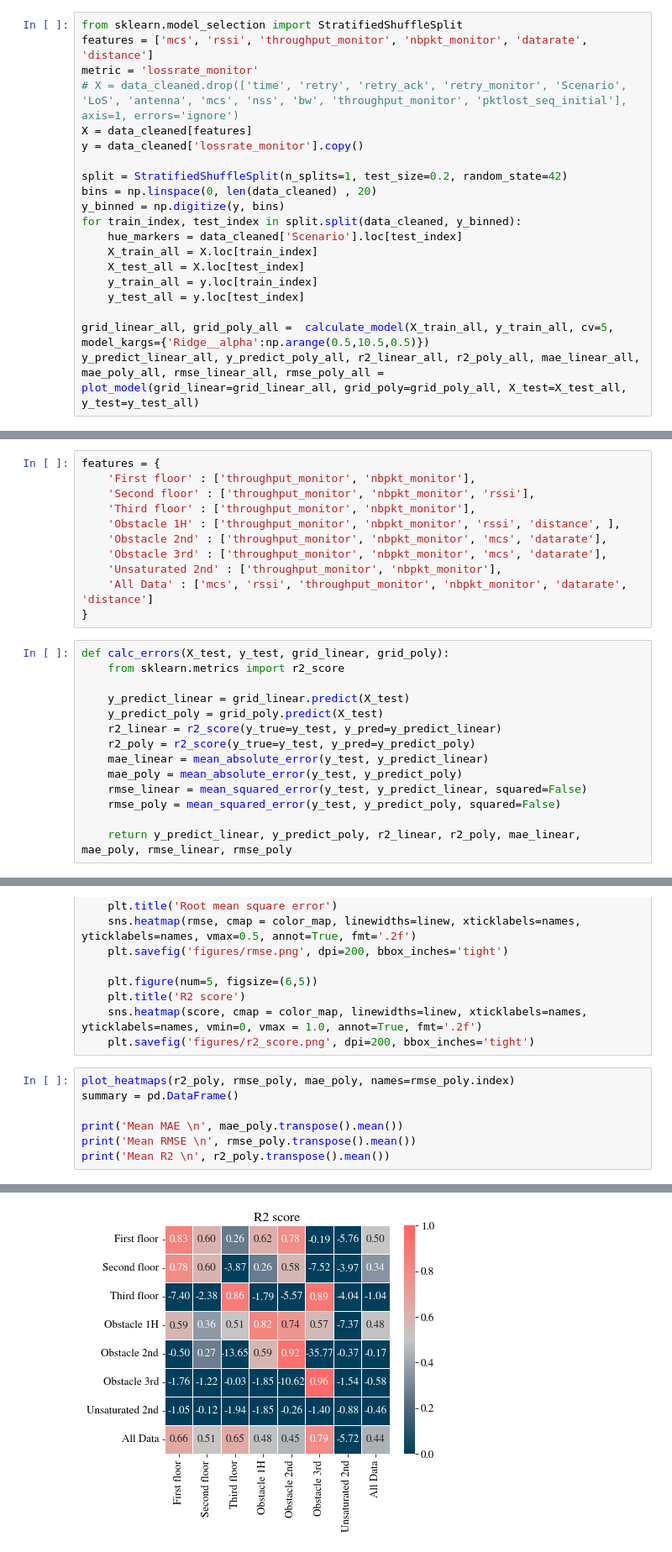
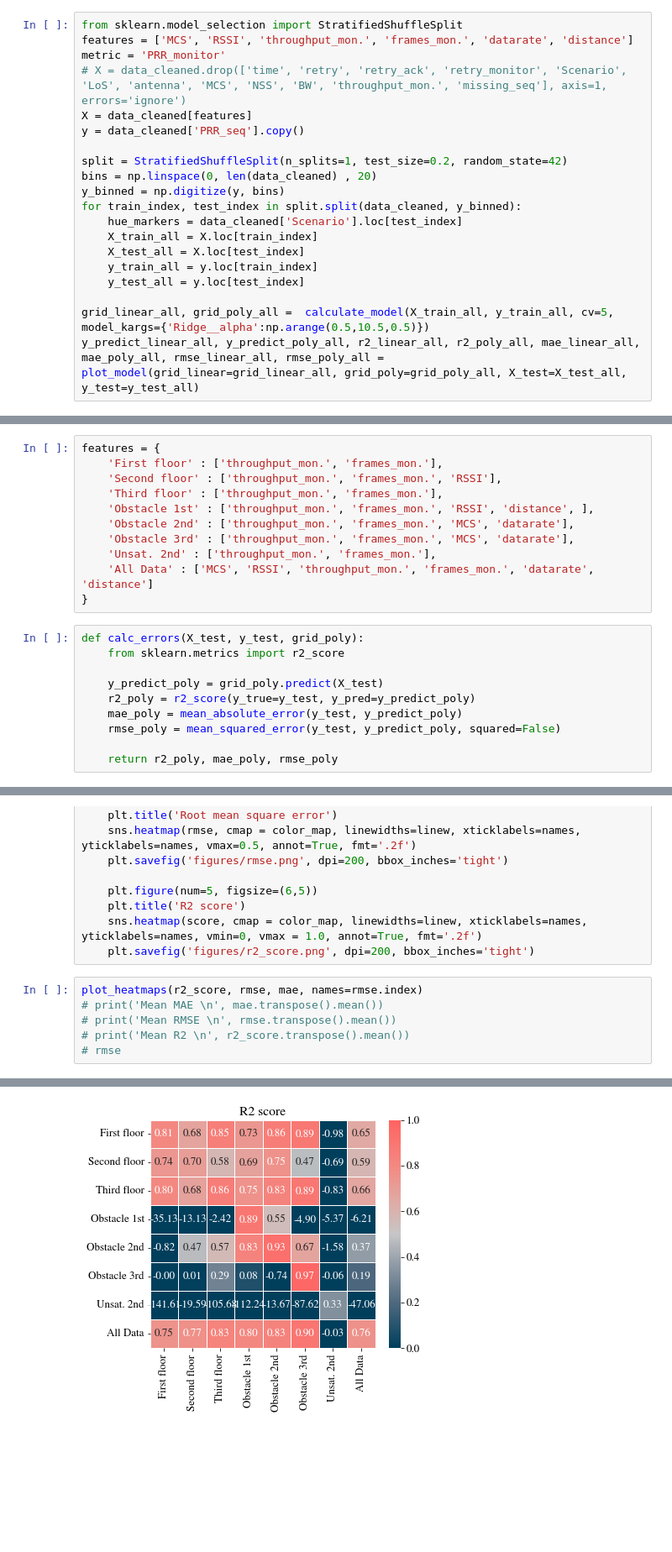
Before and after one commit to marija-stojanova/wifi-ml-complete, a Jupyter notebook: complete_model.ipynb, the cells around one changed output, grey strips where cells are left out. Shown at 84% size. Saved outputs shown, nothing was run; the diff lists cells and outputs as text; blank space fills up the shorter version.

```diff
--- a/complete_model.ipynb
+++ b/complete_model.ipynb
@@ -502,11 +411,11 @@ def plot_model(grid_linear, grid_poly, X_test, y_test):
 The lossrate here is the ratio between the number of frames counted as missing (using the initial computation based on the missing sequence numbers where we only record the event that a loss occured, but we do not know if it is a single frame or several) and the number of frames captured by the monitor.
 # %%
 from sklearn.model_selection import StratifiedShuffleSplit
-features = ['mcs', 'rssi', 'throughput_monitor', 'nbpkt_monitor', 'datarate', 'distance']
-metric = 'lossrate_monitor'
-# X = data_cleaned.drop(['time', 'retry', 'retry_ack', 'retry_monitor', 'Scenario', 'LoS', 'antenna', 'mcs', 'nss', 'bw', 'throughput_monitor', 'pktlost_seq_initial'], axis=1, errors='ignore')
+features = ['MCS', 'RSSI', 'throughput_mon.', 'frames_mon.', 'datarate', 'distance']
+metric = 'PRR_monitor'
+# X = data_cleaned.drop(['time', 'retry', 'retry_ack', 'retry_monitor', 'Scenario', 'LoS', 'antenna', 'MCS', 'NSS', 'BW', 'throughput_mon.', 'missing_seq'], axis=1, errors='ignore')
 X = data_cleaned[features]
-y = data_cleaned['lossrate_monitor'].copy()
+y = data_cleaned['PRR_seq'].copy()
 
 split = StratifiedShuffleSplit(n_splits=1, test_size=0.2, random_state=42)
 bins = np.linspace(0, len(data_cleaned) , 20)
@@ -530,29 +439,25 @@ Linear and poly RMSE:  0.19554891807131136 0.18378128910887456
 <h4>Lossrate model per scenario</h4>
 # %%
 features = {
-    'First floor' : ['throughput_monitor', 'nbpkt_monitor'],
-    'Second floor' : ['throughput_monitor', 'nbpkt_monitor', 'rssi'],
-    'Third floor' : ['throughput_monitor', 'nbpkt_monitor'],
-    'Obstacle 1H' : ['throughput_monitor', 'nbpkt_monitor', 'rssi', 'distance', ],
-    'Obstacle 2nd' : ['throughput_monitor', 'nbpkt_monitor', 'mcs', 'datarate'],
-    'Obstacle 3rd' : ['throughput_monitor', 'nbpkt_monitor', 'mcs', 'datarate'],
-    'Unsaturated 2nd' : ['throughput_monitor', 'nbpkt_monitor'],
-    'All Data' : ['mcs', 'rssi', 'throughput_monitor', 'nbpkt_monitor', 'datarate', 'distance']
+    'First floor' : ['throughput_mon.', 'frames_mon.'],
+    'Second floor' : ['throughput_mon.', 'frames_mon.', 'RSSI'],
+    'Third floor' : ['throughput_mon.', 'frames_mon.'],
+    'Obstacle 1st' : ['throughput_mon.', 'frames_mon.', 'RSSI', 'distance', ],
+    'Obstacle 2nd' : ['throughput_mon.', 'frames_mon.', 'MCS', 'datarate'],
+    'Obstacle 3rd' : ['throughput_mon.', 'frames_mon.', 'MCS', 'datarate'],
+    'Unsat. 2nd' : ['throughput_mon.', 'frames_mon.'],
+    'All Data' : ['MCS', 'RSSI', 'throughput_mon.', 'frames_mon.', 'datarate', 'distance']
 }
 # %%
-def calc_errors(X_test, y_test, grid_linear, grid_poly):
+def calc_errors(X_test, y_test, grid_poly):
     from sklearn.metrics import r2_score
 
-    y_predict_linear = grid_linear.predict(X_test)
     y_predict_poly = grid_poly.predict(X_test)
-    r2_linear = r2_score(y_true=y_test, y_pred=y_predict_linear)
     r2_poly = r2_score(y_true=y_test, y_pred=y_predict_poly)
-    mae_linear = mean_absolute_error(y_test, y_predict_linear)
     mae_poly = mean_absolute_error(y_test, y_predict_poly)
-    rmse_linear = mean_squared_error(y_test, y_predict_linear, squared=False)
     rmse_poly = mean_squared_error(y_test, y_predict_poly, squared=False)
 
-    return y_predict_linear, y_predict_poly, r2_linear, r2_poly, mae_linear, mae_poly, rmse_linear, rmse_poly
+    return r2_poly, mae_poly, rmse_poly
 # %%
 def mix_match_scenarios(frames, data=data_cleaned, cv=5, model_kargs={'Ridge__alpha':np.arange(0.5,10.5,0.5)}):
     X_train = {}
@@ -616,10 +525,9 @@ def plot_heatmaps(score, rmse, mae, names, color_map = cmap_summer_divergent, li
     sns.heatmap(score, cmap = color_map, linewidths=linew, xticklabels=names, yticklabels=names, vmin=0, vmax = 1.0, annot=True, fmt='.2f')
     plt.savefig('figures/r2_score.png', dpi=200, bbox_inches='tight')
 # %%
-plot_heatmaps(r2_poly, rmse_poly, mae_poly, names=rmse_poly.index)
-summary = pd.DataFrame()
-
-print('Mean MAE \n', mae_poly.transpose().mean())
-print('Mean RMSE \n', rmse_poly.transpose().mean())
-print('Mean R2 \n', r2_poly.transpose().mean())
+plot_heatmaps(r2_score, rmse, mae, names=rmse.index)
+# print('Mean MAE \n', mae.transpose().mean())
+# print('Mean RMSE \n', rmse.transpose().mean())
+# print('Mean R2 \n', r2_score.transpose().mean())
+# rmse
 # %% [output]
@@ -645,3 +536,3 @@ dtype: float64
-[figure, old version]
+[figure, new version]
 # %% [markdown]
 <h4>Mix and match conclusions</h4>
```
Also changed, not shown: parts of 32 cells of this notebook, 7 other files.
